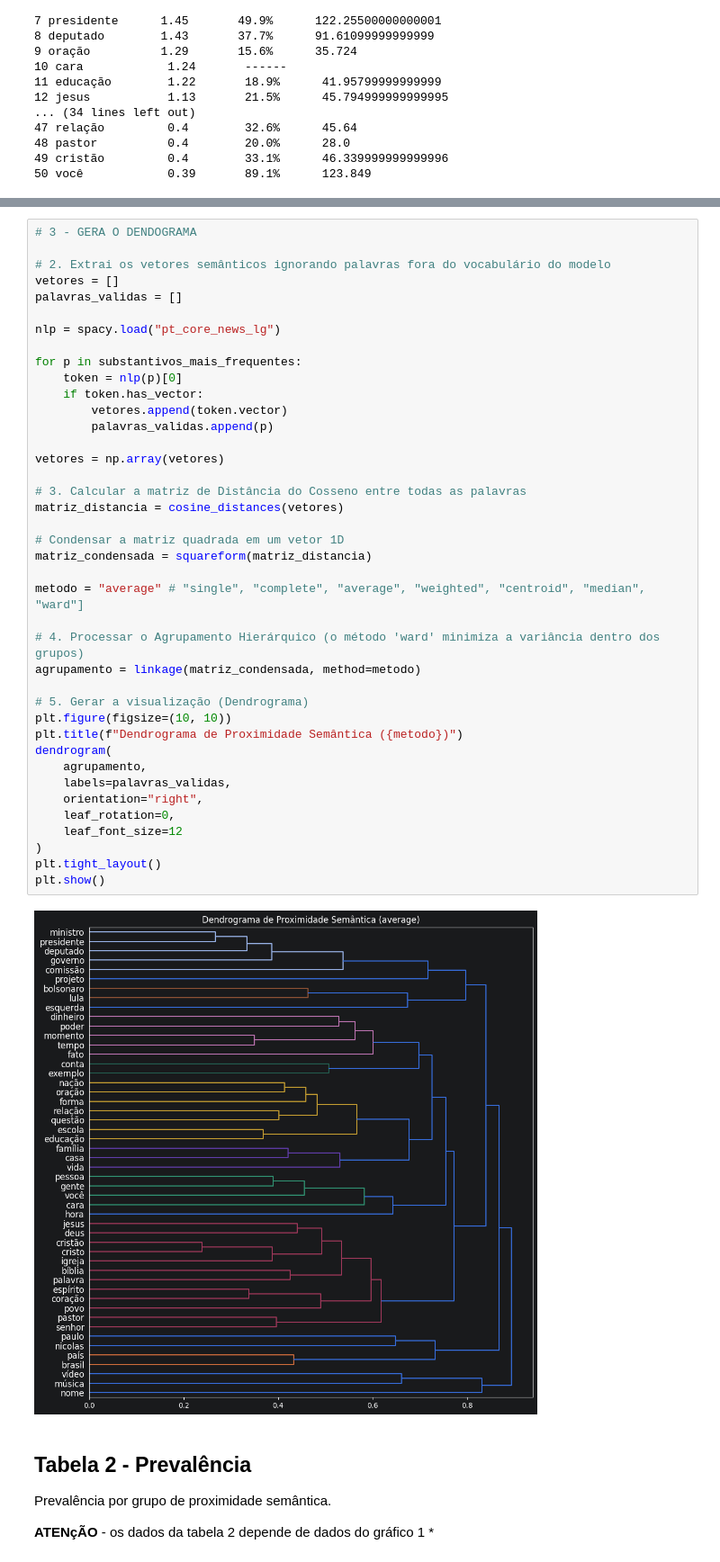
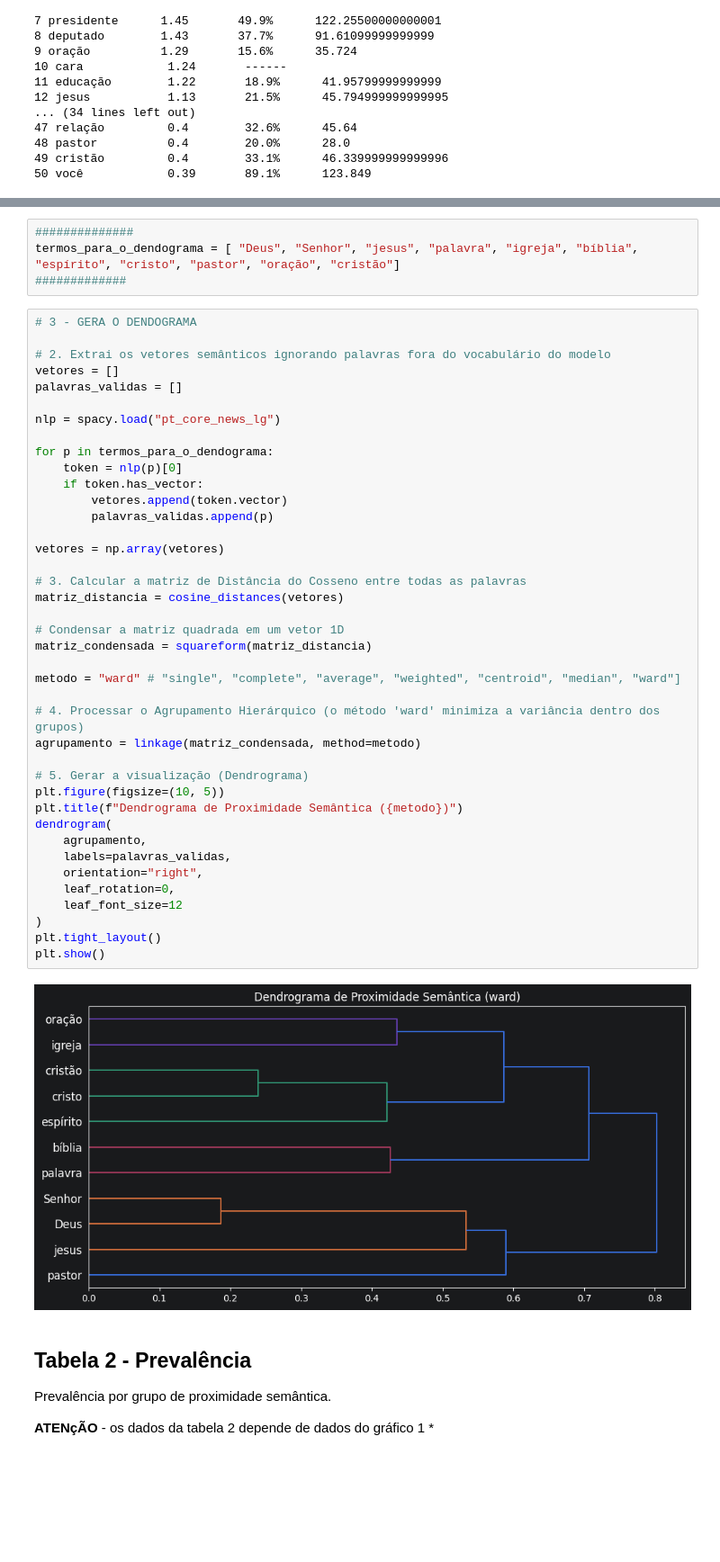
Before and after one commit to fernandobertolo/A-retorica-digital-de-nikolas-ferreira_uma-analise-retorico-algoritimica, a Jupyter notebook: estatisticas_textuais.ipynb, the cells around one changed output, grey strips where cells are left out. Shown at 90% size. Saved outputs shown, nothing was run; the diff lists cells and outputs as text; blank space fills up the shorter version.

Commit message:
Mandando as funçoes para o hub

```diff
--- a/estatisticas_textuais.ipynb
+++ b/estatisticas_textuais.ipynb
@@ -246,3 +257,7 @@ substantivos_mais_frequentes = [chave for chave in dicionario_termo_prevalencia]
+# %%
+##############
+termos_para_o_dendograma = [ "Deus", "Senhor", "jesus", "palavra", "igreja", "bíblia", "espírito", "cristo", "pastor", "oração", "cristão"]
+#############
 # %%
 # 3 - GERA O DENDOGRAMA
 
@@ -252,39 +267,39 @@ palavras_validas = []
 
 nlp = spacy.load("pt_core_news_lg")
 
-for p in substantivos_mais_frequentes:
+for p in termos_para_o_dendograma:
     token = nlp(p)[0]
     if token.has_vector:
         vetores.append(token.vector)
         palavras_validas.append(p)
 
 vetores = np.array(vetores)
 
 # 3. Calcular a matriz de Distância do Cosseno entre todas as palavras
 matriz_distancia = cosine_distances(vetores)
 
 # Condensar a matriz quadrada em um vetor 1D
 matriz_condensada = squareform(matriz_distancia)
 
-metodo = "average" # "single", "complete", "average", "weighted", "centroid", "median", "ward"]
+metodo = "ward" # "single", "complete", "average", "weighted", "centroid", "median", "ward"]
 
 # 4. Processar o Agrupamento Hierárquico (o método 'ward' minimiza a variância dentro dos grupos)
 agrupamento = linkage(matriz_condensada, method=metodo)
 
 # 5. Gerar a visualização (Dendrograma)
-plt.figure(figsize=(10, 10))
+plt.figure(figsize=(10, 5))
 plt.title(f"Dendrograma de Proximidade Semântica ({metodo})")
 dendrogram(
     agrupamento,
     labels=palavras_validas,
     orientation="right",
     leaf_rotation=0,
     leaf_font_size=12
 )
 plt.tight_layout()
 plt.show()
 # %% [output]
-[figure, old version]
+[figure, new version]
 # %% [markdown]
 ## Tabela 2 - Prevalência
 Prevalência por grupo de proximidade semântica.
```
Also changed, not shown: parts of 26 cells of this notebook, 9 other files.
